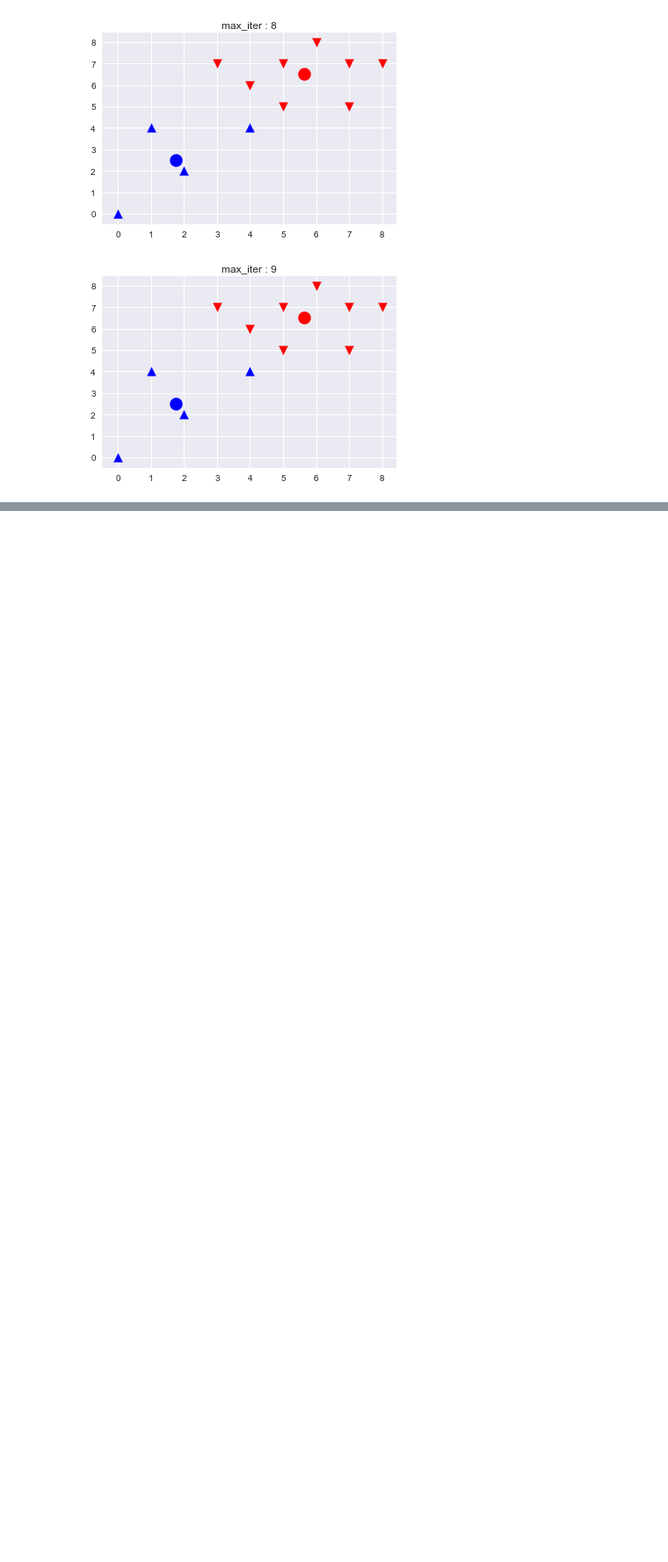
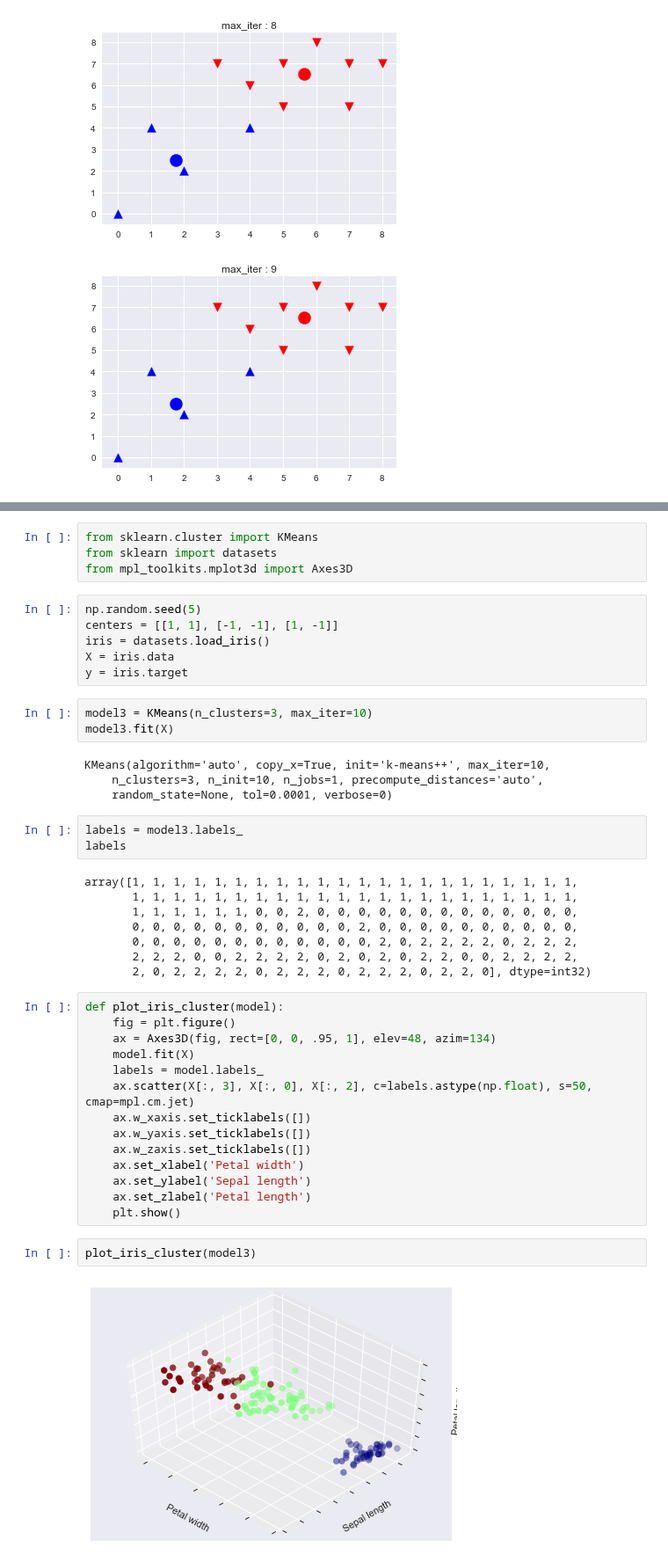
Before and after one commit to seokyeongheo/TIL, a Jupyter notebook: 05_clustering/01_K-means_Clustering.ipynb, the cells around one changed output, grey strips where cells are left out. Shown at 88% size. Cells and saved outputs as stored; diff of their text form; blank space fills up the shorter version.

Commit message:
clustering-trainning-02-performanceevaluation

```diff
--- a/05_clustering/01_K-means_Clustering.ipynb
+++ b/05_clustering/01_K-means_Clustering.ipynb
@@ -130,0 +137,46 @@ for i in range(1, 10):
+# %%
+from sklearn.cluster import KMeans
+from sklearn import datasets
+from mpl_toolkits.mplot3d import Axes3D
+# %%
+np.random.seed(5)
+centers = [[1, 1], [-1, -1], [1, -1]]
+iris = datasets.load_iris()
+X = iris.data
+y = iris.target
+# %%
+model3 = KMeans(n_clusters=3, max_iter=10)
+model3.fit(X)
+# %% [output]
+KMeans(algorithm='auto', copy_x=True, init='k-means++', max_iter=10,
+    n_clusters=3, n_init=10, n_jobs=1, precompute_distances='auto',
+    random_state=None, tol=0.0001, verbose=0)
+# %%
+labels = model3.labels_
+labels
+# %% [output]
+array([1, 1, 1, 1, 1, 1, 1, 1, 1, 1, 1, 1, 1, 1, 1, 1, 1, 1, 1, 1, 1, 1,
+       1, 1, 1, 1, 1, 1, 1, 1, 1, 1, 1, 1, 1, 1, 1, 1, 1, 1, 1, 1, 1, 1,
+       1, 1, 1, 1, 1, 1, 0, 0, 2, 0, 0, 0, 0, 0, 0, 0, 0, 0, 0, 0, 0, 0,
+       0, 0, 0, 0, 0, 0, 0, 0, 0, 0, 0, 2, 0, 0, 0, 0, 0, 0, 0, 0, 0, 0,
+       0, 0, 0, 0, 0, 0, 0, 0, 0, 0, 0, 0, 2, 0, 2, 2, 2, 2, 0, 2, 2, 2,
+       2, 2, 2, 0, 0, 2, 2, 2, 2, 0, 2, 0, 2, 0, 2, 2, 0, 0, 2, 2, 2, 2,
+       2, 0, 2, 2, 2, 2, 0, 2, 2, 2, 0, 2, 2, 2, 0, 2, 2, 0], dtype=int32)
+# %%
+def plot_iris_cluster(model):
+    fig = plt.figure()
+    ax = Axes3D(fig, rect=[0, 0, .95, 1], elev=48, azim=134)
+    model.fit(X)
+    labels = model.labels_
+    ax.scatter(X[:, 3], X[:, 0], X[:, 2], c=labels.astype(np.float), s=50, cmap=mpl.cm.jet)
+    ax.w_xaxis.set_ticklabels([])
+    ax.w_yaxis.set_ticklabels([])
+    ax.w_zaxis.set_ticklabels([])
+    ax.set_xlabel('Petal width')
+    ax.set_ylabel('Sepal length')
+    ax.set_zlabel('Petal length')
+    plt.show()
+# %%
+plot_iris_cluster(model3)
+# %% [output]
+[figure, added]
```
Also changed, not shown: parts of 13 cells of this notebook.
